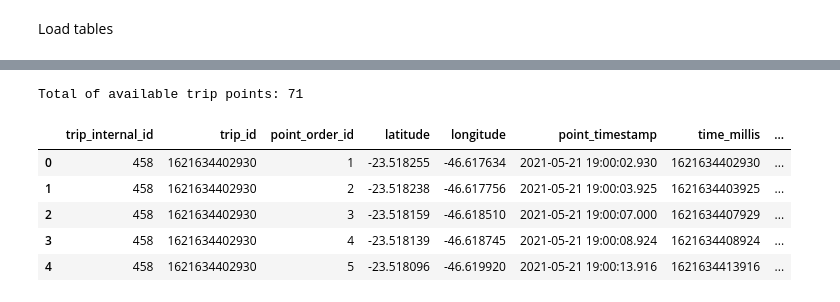
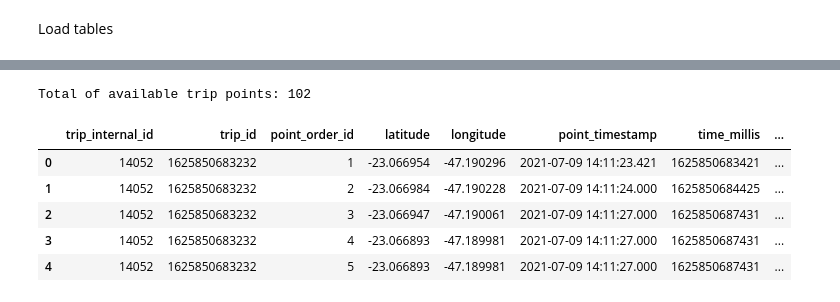
Before and after one commit to AlbertoSCF/location_data_analysis, a Jupyter notebook: DATA-EXPLORATION-1-rebuilding_trips_with_OSMnx.ipynb, the cells around one changed output, grey strips where cells are left out. Saved outputs shown, nothing was run; the diff lists cells and outputs as text; code cells hidden in the pictures.

```diff
--- a/DATA-EXPLORATION-1-rebuilding_trips_with_OSMnx.ipynb
+++ b/DATA-EXPLORATION-1-rebuilding_trips_with_OSMnx.ipynb
@@ -13,14 +22,19 @@ except psycopg2.Error as e:
 # %% [markdown]
 Load tables
 # %%
-# Collect trips and events tables
+# Collect trips table
 cur.execute("SELECT * FROM zendrive.trip")
 trips = pd.DataFrame(cur.fetchall(), columns=[desc[0] for desc in cur.description])
+
+# Collect events table
 cur.execute("SELECT * FROM zendrive.event")
 events = pd.DataFrame(cur.fetchall(), columns=[desc[0] for desc in cur.description])
 
 # Pick one example trip to look up
-example_trip = trips[(trips['score'].between(10, 40)) & (trips['distance'].between(5, 10))].iloc[0]
+example_trip = trips[trips['trip_id']==1625850683232].iloc[0]
+#example_trip = trips[(trips['score'].between(10, 40)) &
+#                     (trips['distance'].between(5, 10)) &
+#                     (trips['drive_type']=='driver')].iloc[0]
 display(example_trip)
 
 # Collect its path
@@ -49,7 +63,7 @@ Name: 227, dtype: object
-Total of available trip points: 71
+Total of available trip points: 102
 |  | trip_internal_id | trip_id | point_order_id | latitude | longitude | point_timestamp | time_millis | ... |
-| 0 | 458 | 1621634402930 | 1 | -23.518255 | -46.617634 | 2021-05-21 19:00:02.930 | 1621634402930 | ... |
-| 1 | 458 | 1621634402930 | 2 | -23.518238 | -46.617756 | 2021-05-21 19:00:03.925 | 1621634403925 | ... |
-| 2 | 458 | 1621634402930 | 3 | -23.518159 | -46.618510 | 2021-05-21 19:00:07.000 | 1621634407929 | ... |
-| 3 | 458 | 1621634402930 | 4 | -23.518139 | -46.618745 | 2021-05-21 19:00:08.924 | 1621634408924 | ... |
-| 4 | 458 | 1621634402930 | 5 | -23.518096 | -46.619920 | 2021-05-21 19:00:13.916 | 1621634413916 | ... |
+| 0 | 14052 | 1625850683232 | 1 | -23.066954 | -47.190296 | 2021-07-09 14:11:23.421 | 1625850683421 | ... |
+| 1 | 14052 | 1625850683232 | 2 | -23.066984 | -47.190228 | 2021-07-09 14:11:24.000 | 1625850684425 | ... |
+| 2 | 14052 | 1625850683232 | 3 | -23.066947 | -47.190061 | 2021-07-09 14:11:27.000 | 1625850687431 | ... |
+| 3 | 14052 | 1625850683232 | 4 | -23.066893 | -47.189981 | 2021-07-09 14:11:27.000 | 1625850687431 | ... |
+| 4 | 14052 | 1625850683232 | 5 | -23.066893 | -47.189981 | 2021-07-09 14:11:27.000 | 1625850687431 | ... |
```
Also changed, not shown: parts of 11 cells of this notebook, 2 other files.
